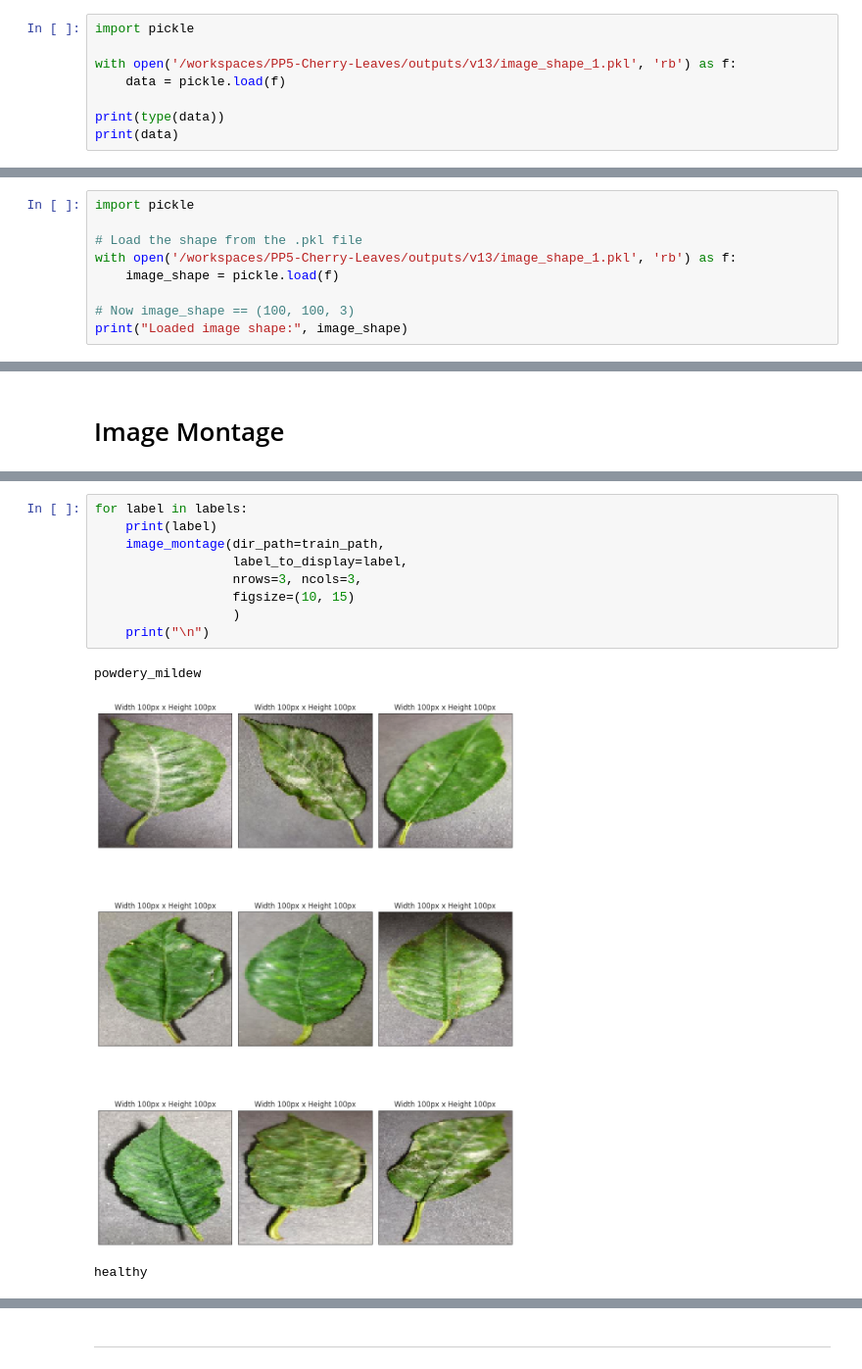
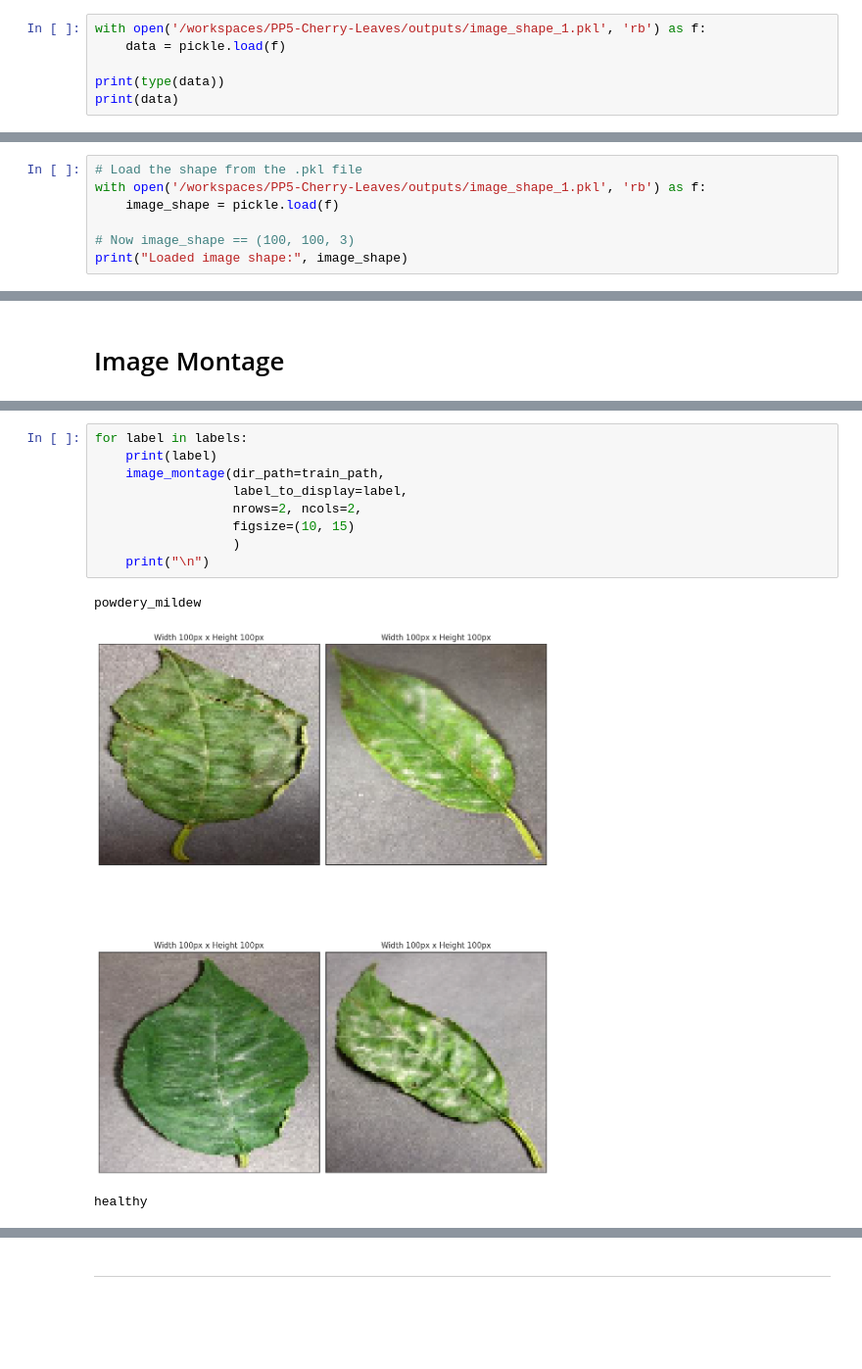
Before and after one commit to BeeBeeBethC/PP5-Cherry-Leaves, a Jupyter notebook: jupyter_notebooks/03-Data_Visualisations.ipynb, the cells around one changed output, grey strips where cells are left out. Shown at 98% size. Saved outputs shown, nothing was run; the diff lists cells and outputs as text; blank space fills up the shorter version.

Commit message:
add all imports to top of notebooks

```diff
--- a/jupyter_notebooks/03-Data_Visualisations.ipynb
+++ b/jupyter_notebooks/03-Data_Visualisations.ipynb
@@ -164,9 +165,7 @@ Height average: 100
 # %% [markdown]
 Setting up image retrieval from '.pkl' file to define image shape.
 # %%
-import pickle
-
-with open('/workspaces/PP5-Cherry-Leaves/outputs/v13/image_shape_1.pkl', 'rb') as f:
+with open('/workspaces/PP5-Cherry-Leaves/outputs/image_shape_1.pkl', 'rb') as f:
     data = pickle.load(f)
 
 print(type(data))
@@ -175,10 +174,8 @@ print(data)
 <class 'tuple'>
 (100, 100, 3)
 # %%
-import pickle
-
 # Load the shape from the .pkl file
-with open('/workspaces/PP5-Cherry-Leaves/outputs/v13/image_shape_1.pkl', 'rb') as f:
+with open('/workspaces/PP5-Cherry-Leaves/outputs/image_shape_1.pkl', 'rb') as f:
     image_shape = pickle.load(f)
 
 # Now image_shape == (100, 100, 3)
@@ -434,13 +418,13 @@ def image_montage(dir_path, label_to_display, nrows, ncols, figsize=(15, 10)):
 # %%
 for label in labels:
     print(label)
     image_montage(dir_path=train_path,
                   label_to_display=label,
-                  nrows=3, ncols=3,
+                  nrows=2, ncols=2,
                   figsize=(10, 15)
                   )
     print("\n")
 # %% [output]
 powdery_mildew
-[figure, old version]
+[figure, new version]
 healthy
```
Also changed, not shown: parts of 6 cells of this notebook, 7 other files.
